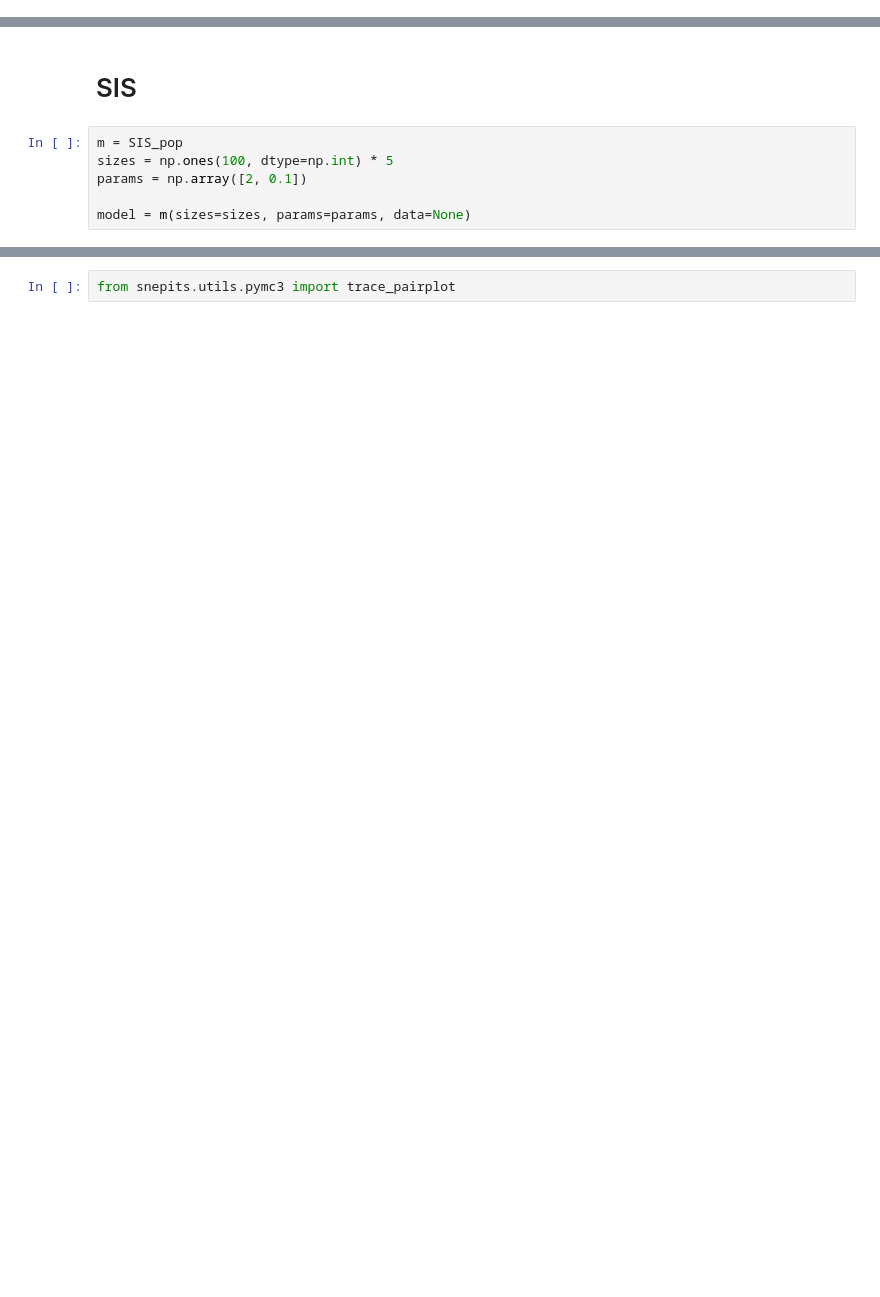
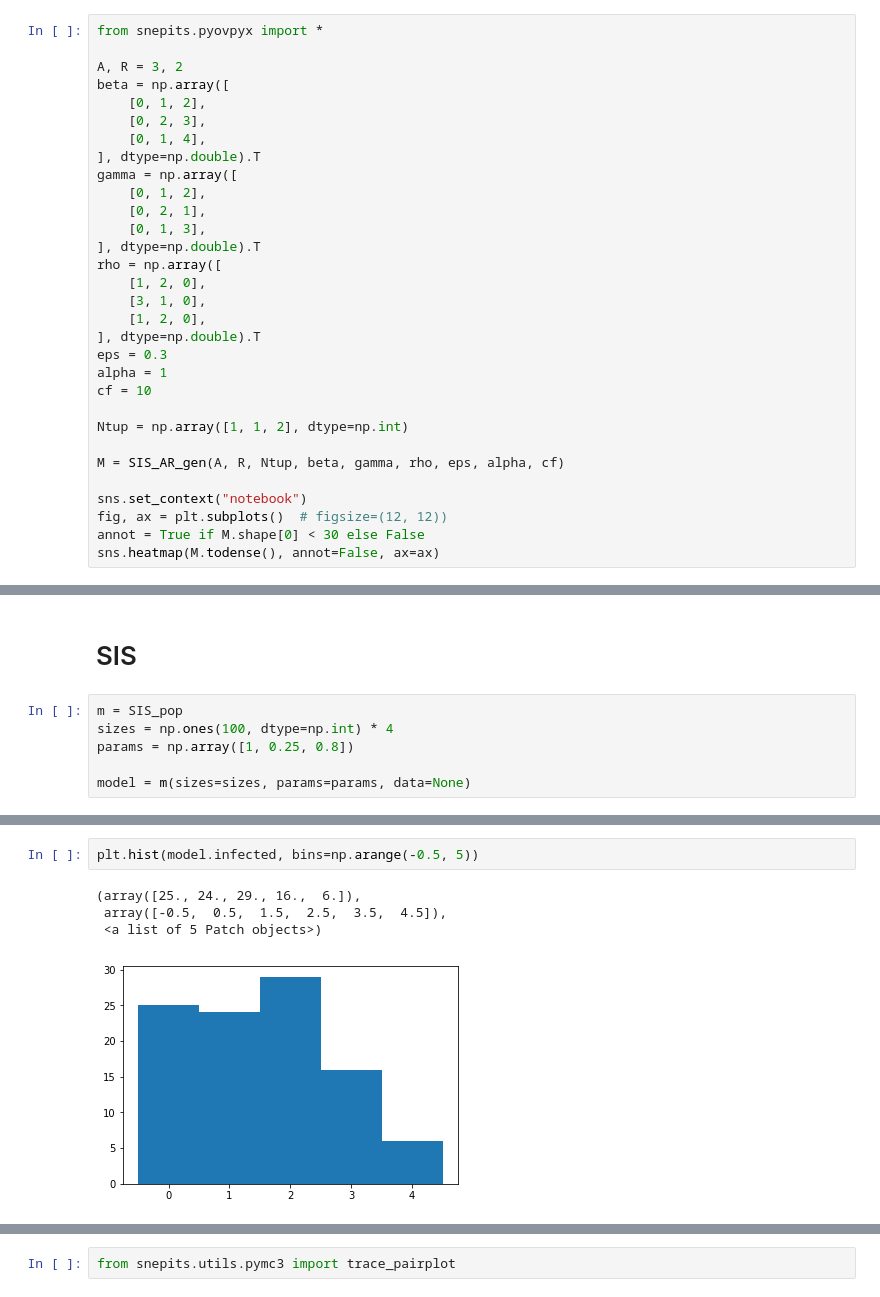
Before and after one commit to bishax/snepits, a Jupyter notebook: notebooks/dev/pymc_wrapper.ipynb, the cells around one changed output, grey strips where cells are left out. Cells and saved outputs as stored; diff of their text form; blank space fills up the shorter version.

Commit message:
Removals, clarifications, new indexing explainer notebook, better build

```diff
--- a/notebooks/dev/pymc_wrapper.ipynb
+++ b/notebooks/dev/pymc_wrapper.ipynb
@@ -13,0 +15,31 @@ from pymc3.step_methods import SMC
+# %%
+from snepits.pyovpyx import *
+
+A, R = 3, 2
+beta = np.array([
+    [0, 1, 2],
+    [0, 2, 3],
+    [0, 1, 4],
+], dtype=np.double).T
+gamma = np.array([
+    [0, 1, 2],
+    [0, 2, 1],
+    [0, 1, 3],
+], dtype=np.double).T
+rho = np.array([
+    [1, 2, 0],
+    [3, 1, 0],
+    [1, 2, 0],
+], dtype=np.double).T
+eps = 0.3
+alpha = 1
+cf = 10
+
+Ntup = np.array([1, 1, 2], dtype=np.int)
+
+M = SIS_AR_gen(A, R, Ntup, beta, gamma, rho, eps, alpha, cf)
+
+sns.set_context("notebook")
+fig, ax = plt.subplots()  # figsize=(12, 12))
+annot = True if M.shape[0] < 30 else False
+sns.heatmap(M.todense(), annot=False, ax=ax)
@@ -15,7 +50,7 @@ from pymc3.step_methods import SMC
 # SIS
 # %%
 m = SIS_pop
-sizes = np.ones(100, dtype=np.int) * 5
-params = np.array([2, 0.1])
+sizes = np.ones(100, dtype=np.int) * 4
+params = np.array([1, 0.25, 0.8])
 
 model = m(sizes=sizes, params=params, data=None)
@@ -22,3 +60,10 @@ model = m(sizes=sizes, params=params, data=None)
+# %%
+plt.hist(model.infected, bins=np.arange(-0.5, 5))
+# %% [output]
+(array([25., 24., 29., 16.,  6.]),
+ array([-0.5,  0.5,  1.5,  2.5,  3.5,  4.5]),
+ <a list of 5 Patch objects>)
+[figure, added]
 # %%
 loglike = PymcWrapper(model)
 
```
Also changed, not shown: parts of 15 cells of this notebook, 5 other files.
